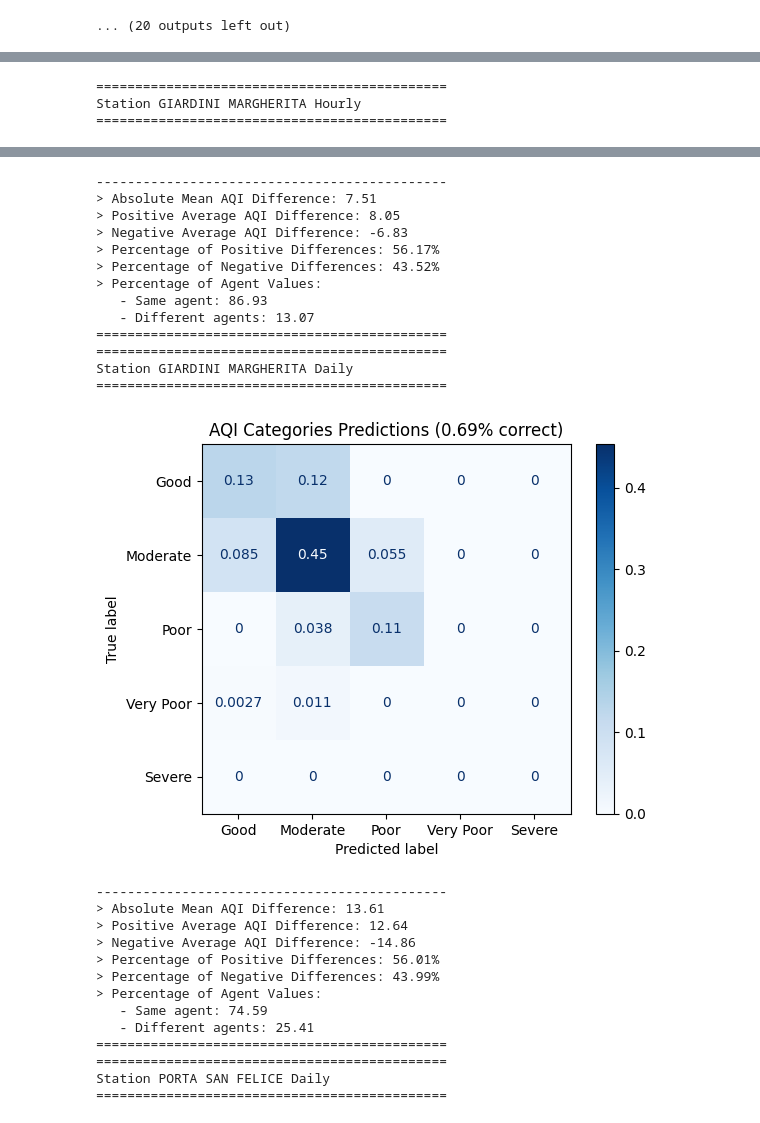
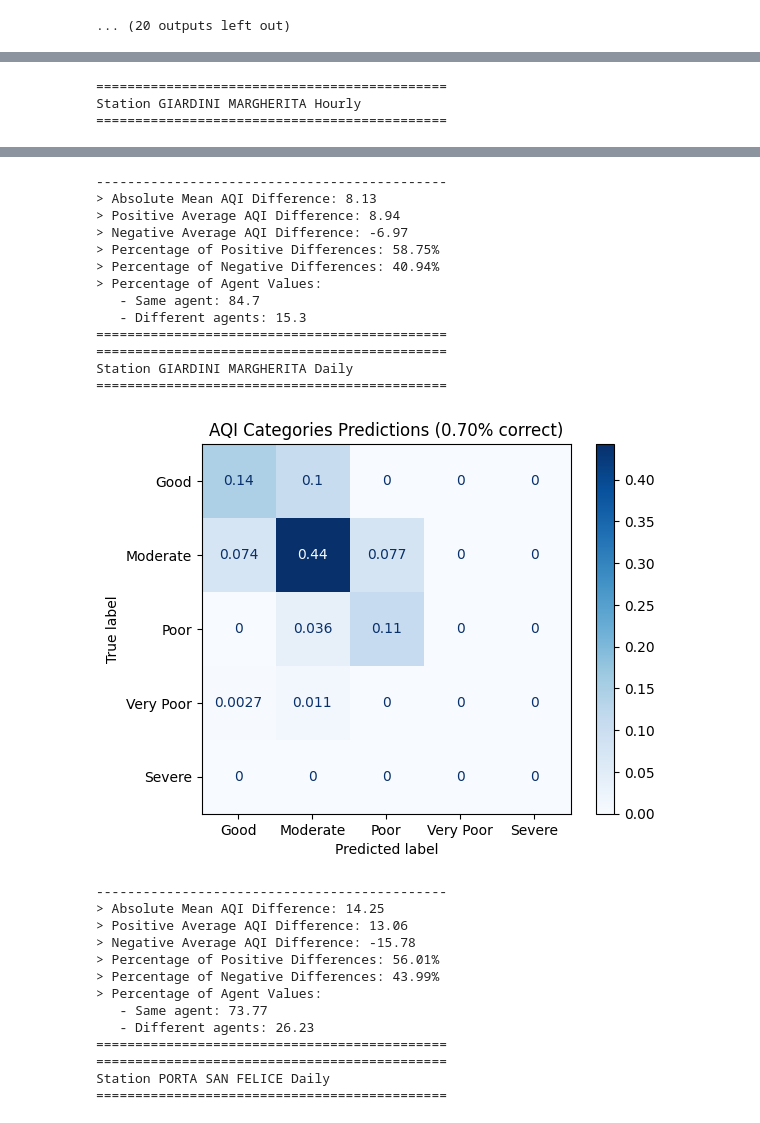
Before and after one commit to davidesonno/AII-project, a Jupyter notebook: 7-feature-importance.ipynb, the cells around one changed output, grey strips where cells are left out. Saved outputs shown, nothing was run; the diff lists cells and outputs as text; code cells hidden in the pictures.

Commit message:
Update 7-feature-importance.ipynb
- nice models :(

```diff
--- a/7-feature-importance.ipynb
+++ b/7-feature-importance.ipynb
@@ -360,20 +437,5 @@ shap.plots.decision(
 ## Results
 # %% [markdown]
 We list all the features that doesnt seem to help the model or that are not really coherent.
-# %%
-def extract_ordered_features_by_shap(nested_data, data):
-    result = {}
-    for station, agents in nested_data.items():
-        result[station] = {}
-        for agent, info in agents.items():
-            shap_values = info['shap_values']
-
-            values = np.abs(shap_values).mean(axis=0)
-            feature_names = data[station][agent]['x'].columns
-            sorted_indices = np.argsort(-values)
-            ordered_features = [feature_names[i] for i in sorted_indices]
-            result[station][agent] = ordered_features
-
-    return result
 # %%
 shap_feature_importance = extract_ordered_features_by_shap(agents_shap_values, test_sets)
@@ -403,9 +473,30 @@ VIA CHIARINI, PM10:
+# %%
+shap_feature_importance = {
+'GIARDINI MARGHERITA': {
+       'NO2': ['Traffic_value', 'W_VEC_DIR', 'W_SCAL_INT', 'TAVG', 'RAD', 'month_rbf_1', 'RHAVG', 'month_rbf_2', 'hour_sin', 'hour_cos', 'month_rbf_12', 'month_rbf_11', 'day_cos', 'day_sin', 'month_rbf_9', 'month_rbf_5', 'month_rbf_8', 'month_rbf_7', 'month_rbf_6', 'month_rbf_3', 'LEAFW', 'month_rbf_4', 'month_rbf_10', 'PREC' ],
+       'O3': ['TAVG', 'RHAVG', 'W_SCAL_INT', 'RAD', 'W_VEC_DIR', 'hour_sin', 'month_rbf_10', 'day_cos', 'Traffic_value', 'day_sin', 'hour_cos', 'month_rbf_9', 'month_rbf_1', 'LEAFW', 'month_rbf_6', 'month_rbf_11', 'month_rbf_5', 'month_rbf_2', 'month_rbf_8', 'month_rbf_12', 'month_rbf_7', 'month_rbf_3', 'month_rbf_4', 'PREC' ],
+       'PM10': ['LEAFW', 'W_SCAL_INT', 'RHAVG_MIN', 'month_rbf_3', 'month_rbf_2', 'TAVG_MAX', 'month_rbf_1', 'RHAVG', 'TAVG', 'day_cos', 'day_sin', 'TAVG_MIN', 'month_rbf_12', 'month_rbf_11', 'RHAVG_MAX', 'month_rbf_8', 'PREC', 'month_rbf_10', 'RAD', 'W_VEC_DIR', 'month_rbf_7', 'month_rbf_5', 'month_rbf_4', 'month_rbf_9', 'month_rbf_6', 'Traffic_0-2', 'Traffic_9-11', 'Traffic_12-14', 'Traffic_3-5', 'Traffic_6-8', 'Traffic_21-0', 'Traffic_18-20', 'Traffic_15-17' ],
+       'PM2.5': ['W_SCAL_INT', 'LEAFW', 'month_rbf_2', 'RHAVG_MIN', 'day_sin', 'RHAVG', 'month_rbf_3', 'month_rbf_12', 'TAVG_MAX', 'day_cos', 'month_rbf_1', 'TAVG_MIN', 'PREC', 'month_rbf_5', 'RHAVG_MAX', 'month_rbf_10', 'TAVG', 'month_rbf_8', 'month_rbf_11', 'W_VEC_DIR', 'month_rbf_6', 'RAD', 'month_rbf_4', 'month_rbf_7', 'month_rbf_9', 'Traffic_15-17', 'Traffic_21-0', 'Traffic_6-8', 'Traffic_3-5', 'Traffic_0-2', 'Traffic_18-20', 'Traffic_9-11', 'Traffic_12-14' ],
+    },
+'PORTA SAN FELICE': {
+       'C6H6': ['Traffic_value', 'W_SCAL_INT', 'month_rbf_4', 'month_rbf_5', 'month_rbf_6', 'month_rbf_10', 'month_rbf_7', 'RAD', 'month_rbf_8', 'W_VEC_DIR', 'hour_cos', 'PREC', 'month_rbf_11', 'TAVG', 'day_cos', 'RHAVG', 'month_rbf_12', 'LEAFW', 'month_rbf_9', 'hour_sin', 'month_rbf_3', 'day_sin', 'month_rbf_1', 'month_rbf_2' ],
+       'CO': ['TAVG', 'Traffic_value', 'hour_sin', 'W_SCAL_INT', 'month_rbf_12', 'month_rbf_1', 'month_rbf_7', 'month_rbf_8', 'hour_cos', 'month_rbf_6', 'month_rbf_9', 'month_rbf_4', 'day_sin', 'month_rbf_2', 'month_rbf_11', 'RAD', 'LEAFW', 'day_cos', 'month_rbf_3', 'month_rbf_5', 'RHAVG', 'month_rbf_10', 'PREC', 'W_VEC_DIR' ],
+       'NO2': ['Traffic_value', 'hour_sin', 'hour_cos', 'TAVG', 'W_SCAL_INT', 'month_rbf_7', 'month_rbf_1', 'RAD', 'month_rbf_12', 'month_rbf_3', 'month_rbf_10', 'W_VEC_DIR', 'month_rbf_2', 'month_rbf_11', 'day_sin', 'day_cos', 'RHAVG', 'LEAFW', 'month_rbf_6', 'month_rbf_4', 'month_rbf_9', 'month_rbf_8', 'month_rbf_5', 'PREC' ],
+       'PM10': ['LEAFW', 'W_SCAL_INT', 'month_rbf_2', 'RHAVG_MIN', 'month_rbf_1', 'day_sin', 'TAVG_MAX', 'day_cos', 'RHAVG', 'TAVG', 'month_rbf_3', 'RAD', 'PREC', 'month_rbf_12', 'TAVG_MIN', 'month_rbf_8', 'month_rbf_11', 'month_rbf_7', 'Traffic_6-8', 'month_rbf_10', 'month_rbf_6', 'W_VEC_DIR', 'RHAVG_MAX', 'month_rbf_5', 'month_rbf_9', 'month_rbf_4', 'Traffic_0-2', 'Traffic_3-5', 'Traffic_12-14', 'Traffic_21-0', 'Traffic_15-17', 'Traffic_9-11', 'Traffic_18-20' ],
+       'PM2.5': ['W_SCAL_INT', 'LEAFW', 'month_rbf_2', 'RHAVG_MIN', 'day_sin', 'month_rbf_1', 'RHAVG', 'month_rbf_3', 'month_rbf_12', 'day_cos', 'TAVG_MIN', 'PREC', 'month_rbf_11', 'TAVG_MAX', 'W_VEC_DIR', 'month_rbf_10', 'TAVG', 'RHAVG_MAX', 'month_rbf_8', 'Traffic_6-8', 'month_rbf_6', 'month_rbf_5', 'month_rbf_7', 'RAD', 'month_rbf_4', 'Traffic_0-2', 'month_rbf_9', 'Traffic_21-0', 'Traffic_3-5', 'Traffic_15-17', 'Traffic_18-20', 'Traffic_12-14', 'Traffic_9-11' ],
+    },
+'VIA CHIARINI': {
+       'NO2': ['Traffic_value', 'hour_cos', 'RHAVG', 'TAVG', 'hour_sin', 'month_rbf_1', 'W_SCAL_INT', 'month_rbf_12', 'month_rbf_2', 'month_rbf_3', 'W_VEC_DIR', 'month_rbf_11', 'month_rbf_6', 'month_rbf_8', 'day_cos', 'RAD', 'day_sin', 'month_rbf_4', 'month_rbf_5', 'month_rbf_9', 'month_rbf_7', 'LEAFW', 'month_rbf_10', 'PREC' ],
+       'O3': ['PREC', 'hour_cos', 'month_rbf_8', 'TAVG', 'W_SCAL_INT', 'month_rbf_7', 'month_rbf_2', 'month_rbf_11', 'month_rbf_6', 'RAD', 'RHAVG', 'day_cos', 'Traffic_value', 'month_rbf_5', 'W_VEC_DIR', 'month_rbf_1', 'month_rbf_10', 'month_rbf_9', 'day_sin', 'month_rbf_12', 'hour_sin', 'LEAFW', 'month_rbf_4', 'month_rbf_3' ],
+       'PM10': ['W_SCAL_INT', 'LEAFW', 'month_rbf_2', 'month_rbf_3', 'RHAVG_MIN', 'RAD', 'day_sin', 'TAVG_MIN', 'TAVG_MAX', 'day_cos', 'TAVG', 'RHAVG', 'month_rbf_1', 'month_rbf_12', 'RHAVG_MAX', 'month_rbf_8', 'Traffic_3-5', 'month_rbf_11', 'Traffic_6-8', 'W_VEC_DIR', 'month_rbf_7', 'PREC', 'month_rbf_9', 'month_rbf_6', 'month_rbf_10', 'Traffic_9-11', 'month_rbf_5', 'Traffic_21-0', 'month_rbf_4', 'Traffic_0-2', 'Traffic_18-20', 'Traffic_12-14', 'Traffic_15-17' ],
+    },
+}
 # %% [markdown]
 ## Retraining only using informative features
 # %%
 training_sets_informative = {}
 test_sets_informative = {}
-num_keep=20
+num_keep=10
 
 for station in stations:
     training_sets_informative[station] = {}
@@ -423,7 +514,7 @@ for station in stations:
 # %%
 models_informative = get_models(num_keep, num_keep)
 # %%
-agents_predictions = train_agents(models_informative, training_sets_informative, test_sets_informative, model_out_folder='./models-informative')
+agents_predictions_informative = train_agents(models_informative, training_sets_informative, test_sets_informative, model_out_folder='./models-informative')
 # %% [output]
 Predicting NO2 in GIARDINI MARGHERITA using LSTM-masked...
 WARNING:absl:Found untraced functions such as lstm_cell_layer_call_fn, lstm_cell_layer_call_and_return_conditional_losses while saving (showing 2 of 2). These functions will not be directly callable a ...
@@ -443,5 +551,5 @@ WARNING:absl:Found untraced functions such as lstm_cell_layer_call_fn, lstm_cell
 # %%
-compute_AQI_and_show_analysis(agents_predictions, test_sets_informative)
+compute_AQI_and_show_analysis(agents_predictions_informative, test_sets_informative)
 # %% [output]
 =============================================
 Station GIARDINI MARGHERITA Hourly
@@ -478,26 +586,26 @@ Station VIA CHIARINI Hourly
 ---------------------------------------------
-> Absolute Mean AQI Difference: 7.51
-> Positive Average AQI Difference: 8.05
-> Negative Average AQI Difference: -6.83
-> Percentage of Positive Differences: 56.17%
-> Percentage of Negative Differences: 43.52%
+> Absolute Mean AQI Difference: 8.13
+> Positive Average AQI Difference: 8.94
+> Negative Average AQI Difference: -6.97
+> Percentage of Positive Differences: 58.75%
+> Percentage of Negative Differences: 40.94%
 > Percentage of Agent Values:
-   - Same agent: 86.93
-   - Different agents: 13.07
+   - Same agent: 84.7
+   - Different agents: 15.3
 =============================================
 =============================================
 Station GIARDINI MARGHERITA Daily
 =============================================
-[figure, old version]
+[figure, new version]
 ---------------------------------------------
-> Absolute Mean AQI Difference: 13.61
-> Positive Average AQI Difference: 12.64
-> Negative Average AQI Difference: -14.86
+> Absolute Mean AQI Difference: 14.25
+> Positive Average AQI Difference: 13.06
+> Negative Average AQI Difference: -15.78
 > Percentage of Positive Differences: 56.01%
 > Percentage of Negative Differences: 43.99%
 > Percentage of Agent Values:
-   - Same agent: 74.59
-   - Different agents: 25.41
+   - Same agent: 73.77
+   - Different agents: 26.23
 =============================================
 =============================================
 Station PORTA SAN FELICE Daily
```
Also changed, not shown: parts of 10 cells of this notebook.
